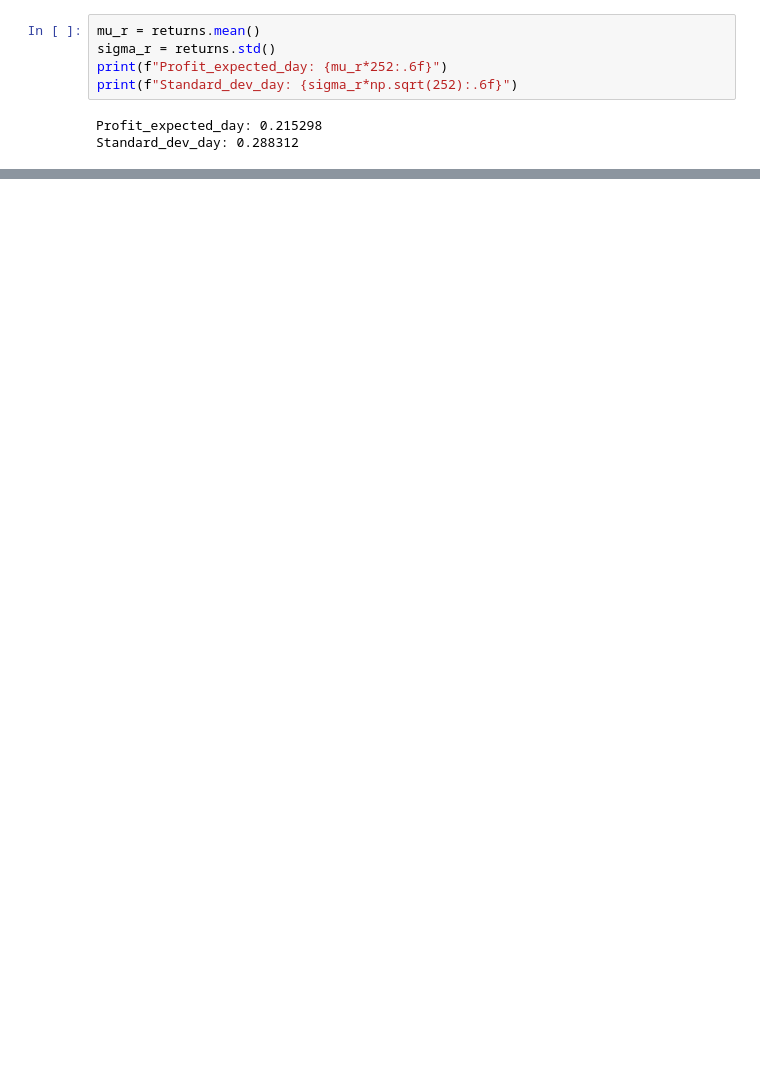
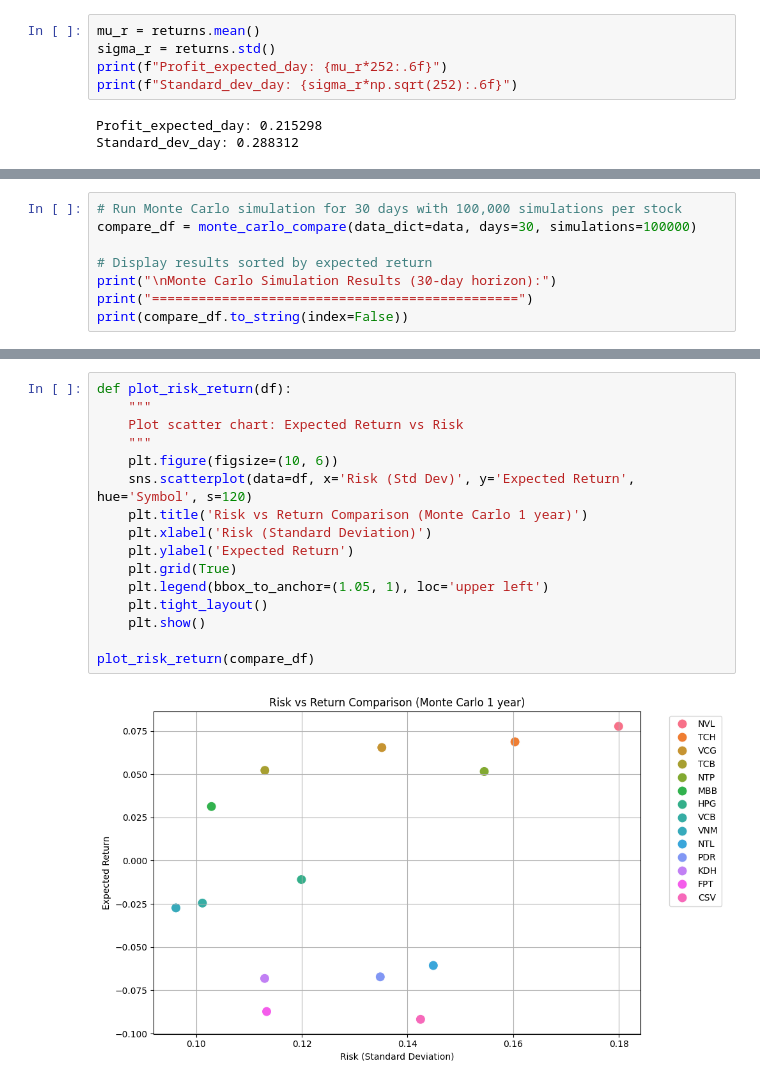
Before and after one commit to binhuyen1607/monte_carlo_simulation, a Jupyter notebook: notebooks/EDA.ipynb, the cells around one changed output, grey strips where cells are left out. Cells and saved outputs as stored; diff of their text form; blank space fills up the shorter version.

```diff
--- a/notebooks/EDA.ipynb
+++ b/notebooks/EDA.ipynb
@@ -226,0 +390,8 @@ Value-at-Risk (VaR 5%): -22.81%
+# %%
+# Run Monte Carlo simulation for 30 days with 100,000 simulations per stock
+compare_df = monte_carlo_compare(data_dict=data, days=30, simulations=100000)
+
+# Display results sorted by expected return
+print("\nMonte Carlo Simulation Results (30-day horizon):")
+print("===============================================")
+print(compare_df.to_string(index=False))
@@ -226,0 +416,18 @@ Value-at-Risk (VaR 5%): -22.81%
+# %%
+def plot_risk_return(df):
+    """
+    Plot scatter chart: Expected Return vs Risk
+    """
+    plt.figure(figsize=(10, 6))
+    sns.scatterplot(data=df, x='Risk (Std Dev)', y='Expected Return', hue='Symbol', s=120)
+    plt.title('Risk vs Return Comparison (Monte Carlo 1 year)')
+    plt.xlabel('Risk (Standard Deviation)')
+    plt.ylabel('Expected Return')
+    plt.grid(True)
+    plt.legend(bbox_to_anchor=(1.05, 1), loc='upper left')
+    plt.tight_layout()
+    plt.show()
+
+plot_risk_return(compare_df)
+# %% [output]
+[figure, added]
```
Also changed, not shown: parts of 7 cells of this notebook.
